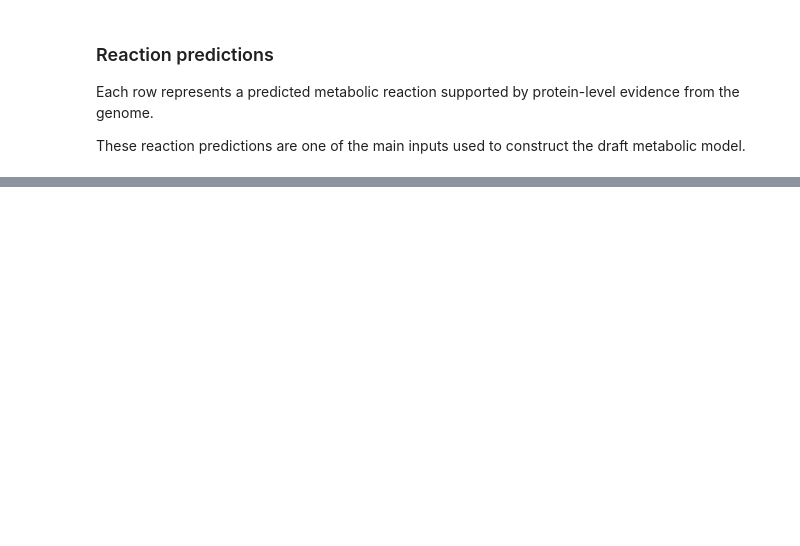
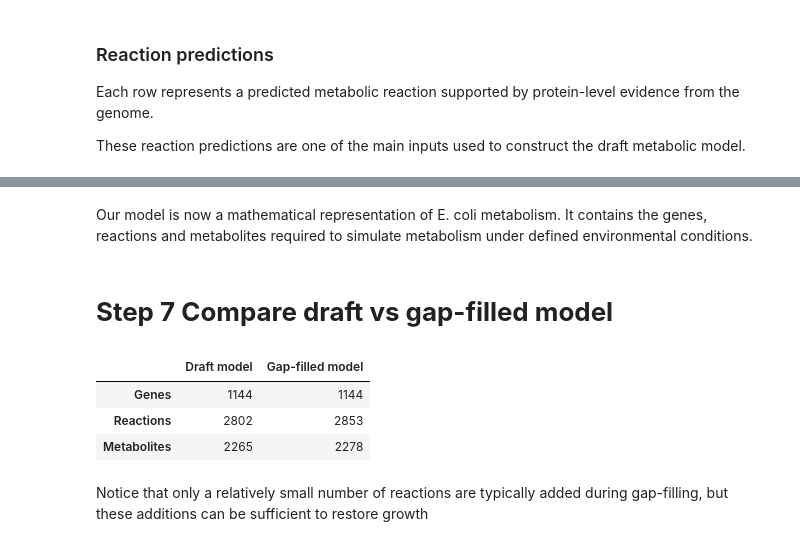
Before and after one commit to kshitijtandon/fisabio-gapseq-workshop, a Jupyter notebook: notebooks/FISABIO_gapseq_workshop.ipynb, the cells around one changed output, grey strips where cells are left out. Saved outputs shown, nothing was run; the diff lists cells and outputs as text; code cells hidden in the pictures; blank space fills up the shorter version.

```diff
--- a/notebooks/FISABIO_gapseq_workshop.ipynb
+++ b/notebooks/FISABIO_gapseq_workshop.ipynb
@@ -215,0 +254,6 @@ This helps move from individual enzyme/reaction evidence to broader biological f
+# %%
+!pip -q install cobra
+
+import cobra
+
+draft = cobra.io.read_sbml_model("data/ecoli_k12-draft.xml")
@@ -215,0 +443,10 @@ This helps move from individual enzyme/reaction evidence to broader biological f
+# %%
+import cobra
+
+model = cobra.io.read_sbml_model("data/ecoli_k12.xml")
+
+print("Model summary")
+print("-" * 40)
+print(f"Genes:        {len(model.genes):,}")
+print(f"Reactions:    {len(model.reactions):,}")
+print(f"Metabolites:  {len(model.metabolites):,}")
@@ -215,0 +465,29 @@ This helps move from individual enzyme/reaction evidence to broader biological f
+# %% [markdown]
+Our model is now a mathematical representation of E. coli metabolism. It contains the genes, reactions and metabolites required to simulate metabolism under defined environmental conditions.
+# %% [markdown]
+# **Step 7 Compare draft vs gap-filled model**
+# %%
+import pandas as pd
+
+comparison = pd.DataFrame({
+    "Draft model": [
+        len(draft.genes),
+        len(draft.reactions),
+        len(draft.metabolites)
+    ],
+    "Gap-filled model": [
+        len(model.genes),
+        len(model.reactions),
+        len(model.metabolites)
+    ]
+},
+
+index=["Genes", "Reactions", "Metabolites"])
+comparison
+# %% [output]
+|  | Draft model | Gap-filled model |
+| Genes | 1144 | 1144 |
+| Reactions | 2802 | 2853 |
+| Metabolites | 2265 | 2278 |
+# %% [markdown]
+Notice that only a relatively small number of reactions are typically added during gap-filling, but these additions can be sufficient to restore growth
```
Also changed, not shown: parts of 26 cells of this notebook.
